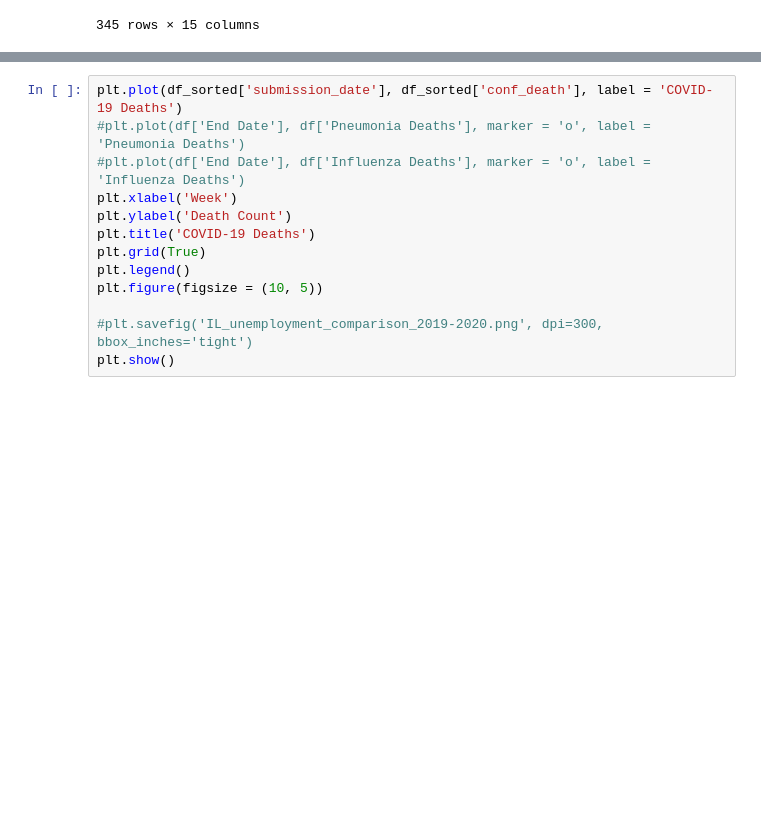
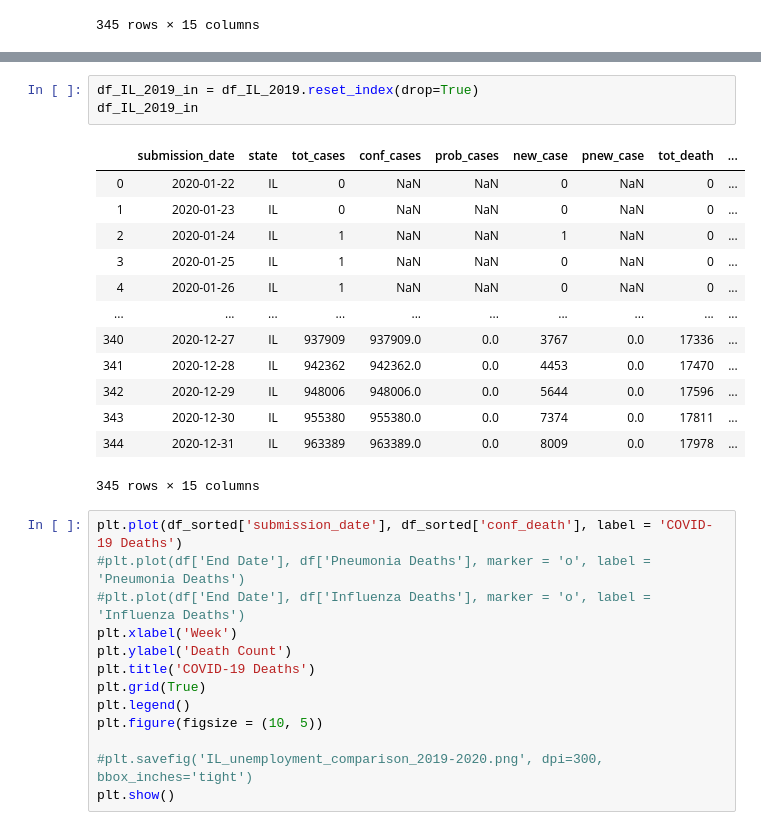
Before and after one commit to erickzli/IS597-COVID-Project, a Jupyter notebook: Kerstin's Folder/Clean Data- US Cases and Deaths by State Over Time.ipynb, the cells around one changed output, grey strips where cells are left out. Cells and saved outputs as stored; diff of their text form; blank space fills up the shorter version.

```diff
--- a/Kerstin's Folder/Clean Data- US Cases and Deaths by State Over Time.ipynb
+++ b/Kerstin's Folder/Clean Data- US Cases and Deaths by State Over Time.ipynb
@@ -271,3 +306,20 @@ df_IL_2019
+# %%
+df_IL_2019_in = df_IL_2019.reset_index(drop=True)
+df_IL_2019_in
+# %% [output]
+|  | submission_date | state | tot_cases | conf_cases | prob_cases | new_case | pnew_case | tot_death | ... |
+| 0 | 2020-01-22 | IL | 0 | NaN | NaN | 0 | NaN | 0 | ... |
+| 1 | 2020-01-23 | IL | 0 | NaN | NaN | 0 | NaN | 0 | ... |
+| 2 | 2020-01-24 | IL | 1 | NaN | NaN | 1 | NaN | 0 | ... |
+| 3 | 2020-01-25 | IL | 1 | NaN | NaN | 0 | NaN | 0 | ... |
+| 4 | 2020-01-26 | IL | 1 | NaN | NaN | 0 | NaN | 0 | ... |
+| ... | ... | ... | ... | ... | ... | ... | ... | ... | ... |
+| 340 | 2020-12-27 | IL | 937909 | 937909.0 | 0.0 | 3767 | 0.0 | 17336 | ... |
+| 341 | 2020-12-28 | IL | 942362 | 942362.0 | 0.0 | 4453 | 0.0 | 17470 | ... |
+| 342 | 2020-12-29 | IL | 948006 | 948006.0 | 0.0 | 5644 | 0.0 | 17596 | ... |
+| 343 | 2020-12-30 | IL | 955380 | 955380.0 | 0.0 | 7374 | 0.0 | 17811 | ... |
+| 344 | 2020-12-31 | IL | 963389 | 963389.0 | 0.0 | 8009 | 0.0 | 17978 | ... |
+345 rows × 15 columns
 # %%
 plt.plot(df_sorted['submission_date'], df_sorted['conf_death'], label = 'COVID-19 Deaths')
 #plt.plot(df['End Date'], df['Pneumonia Deaths'], marker = 'o', label = 'Pneumonia Deaths')
```
Also changed, not shown: parts of 6 cells of this notebook.
